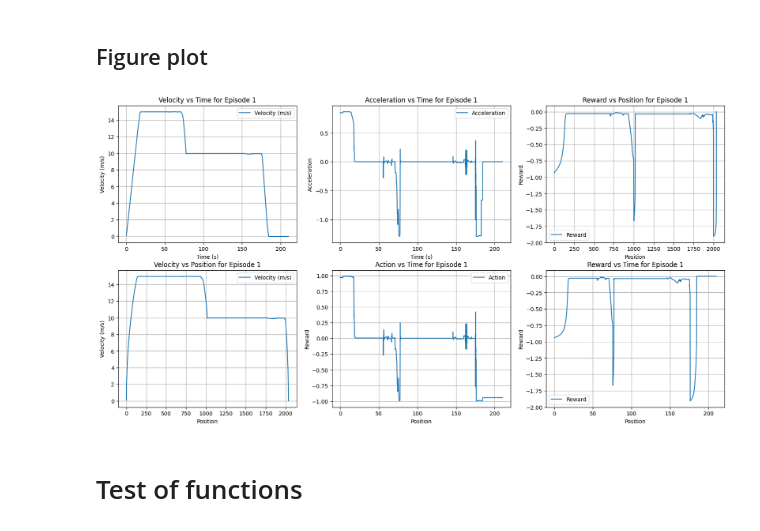
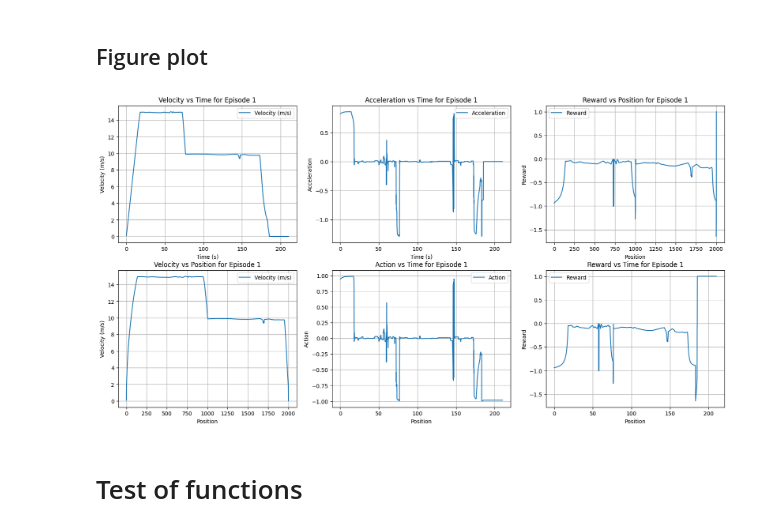
Before and after one commit to MingyuLyu/Railway-Optimal-Control-with-Reinforcement-Learning, a Jupyter notebook: Stochastic_Environment_with_Friction_and_Traction_Power.ipynb, the cells around one changed output. Saved outputs shown, nothing was run; the diff lists cells and outputs as text; code cells hidden in the pictures.

```diff
--- a/Stochastic_Environment_with_Friction_and_Traction_Power.ipynb
+++ b/Stochastic_Environment_with_Friction_and_Traction_Power.ipynb
@@ -94,16 +94,17 @@ class TrainSpeedControl(Env):
             'acceleration_limits': [-1, 1],
             'velocity_limits': [-1, 100],
             'power_limits': [-50, 75],
-            'track_length': [0, 1000]
+            'track_length': [0, 2500]
         }
 
         """
         # Meaning of state features
-        # 1. Train's current velocity
-        # 2. Train's acceleration of last time step
-        # 3. Current speed limit
-        # 4. Next speed limit
-        # 5. Distance to next speed limit
+        # 1. Train's current positon
+        # 2. Train's current velocity
+        # 3. Train's acceleration of last time step
+        # 4. Current speed limit
+        # 5. Next speed limit
+        # 6. Distance to next speed limit
         """
 
         # self.state_max = np.hstack(
@@ -120,16 +121,20 @@ class TrainSpeedControl(Env):
         #      self.specs['velocity_limits'][0],
         #      self.specs['track_length'][0],))
         self.state_max = np.hstack(
-              (self.specs['velocity_limits'][1],
+              ( self.specs['track_length'][1],
+                self.specs['velocity_limits'][1],
                 self.specs['acceleration_limits'][1],
                 self.specs['velocity_limits'][1],
                 self.specs['velocity_limits'][1] * np.ones(2),
                 self.sensor_range * np.ones(2)))
+
         self.state_min = np.hstack(
-              (self.specs['velocity_limits'][0],
+              ( self.specs['track_length'][0],
+                self.specs['velocity_limits'][0],
                 self.specs['acceleration_limits'][0],
                 self.specs['velocity_limits'][0],
-                self.specs['velocity_limits'][0] * np.ones(2), np.zeros(2)))
+                self.specs['velocity_limits'][0] * np.ones(2),
+                np.zeros(2)))
 
         self.action_space = Box(low=-1.0,
                                 high=1.0,
@@ -186,6 +191,9 @@ class TrainSpeedControl(Env):
         # print("reward_list:", reward_list)
         self.reward = np.array(reward_list).dot(np.array(self.reward_weights))
 
+        if self.position >= self.speed_limit_positions[2] and self.velocity < 0.1:
+          self.reward += 1
+
         # Update info
         info = {
             'position': self.position,
@@ -200,7 +208,7 @@ class TrainSpeedControl(Env):
 
         # Update state
         # state = self.feature_scaling(self.get_state())
-        state = np.hstack([self.velocity, self.prev_action, self.current_speed_limit,
+        state = np.hstack([self.position, self.velocity, self.prev_action, self.current_speed_limit,
                           self.future_speed_limits, self.future_speed_limit_distances])
 
         return state, self.reward, self.terminated, self.truncated, info
@@ -248,7 +256,7 @@ class TrainSpeedControl(Env):
 
 
         # state = self.feature_scaling(self.get_state
-        state = np.hstack([self.velocity, self.acceleration, self.current_speed_limit,
+        state = np.hstack([self.position, self.velocity, self.acceleration, self.current_speed_limit,
                            self.future_speed_limits, self.future_speed_limit_distances])
         return state, info
 
@@ -888,7 +953,7 @@ Logging to Training/Logs/SAC_8
 from google.colab import drive
 env = TrainSpeedControl()
 drive.mount('/content/drive')
-SAC_Path = '/content/drive/MyDrive/Colab Notebooks/TrainSpeedProject/SAC_model_900000_steps.zip'
+SAC_Path = '/content/drive/MyDrive/Colab Notebooks/TrainSpeedProject/SAC_model_2300000_steps.zip'
 env = TrainSpeedControl()
 model = SAC.load(SAC_Path, env=env)
 # %% [output]
@@ -980,35 +1045,35 @@ Episode:1 Score:-388.30229171108556
     plt.ylabel('Reward')
     plt.title('Reward vs Position for Episode {}'.format(episode))
     plt.legend()
     plt.grid(True)
 
     plt.subplot(2, 3, 4)
     plt.plot(position_data, velocity_data, label='Velocity (m/s)')
     plt.xlabel('Position')
     plt.ylabel('Velocity (m/s)')
     plt.title('Velocity vs Position for Episode {}'.format(episode))
     plt.legend()
     plt.grid(True)
 
     plt.subplot(2, 3, 5)
     plt.plot(time_data, action_data, label='Action')
     plt.xlabel('Position')
-    plt.ylabel('Reward')
+    plt.ylabel('Action')
     plt.title('Action vs Time for Episode {}'.format(episode))
     plt.legend()
     plt.grid(True)
 
     plt.subplot(2, 3, 6)
     plt.plot(time_data, reward_data, label='Reward')
     plt.xlabel('Position')
     plt.ylabel('Reward')
     plt.title('Reward vs Time for Episode {}'.format(episode))
     plt.legend()
     plt.grid(True)
 
     plt.show()
 # %% [output]
-[figure, old version]
+[figure, new version]
 # %% [markdown]
 # Test of functions
 # %%
```
Also changed, not shown: parts of 3 cells of this notebook.
